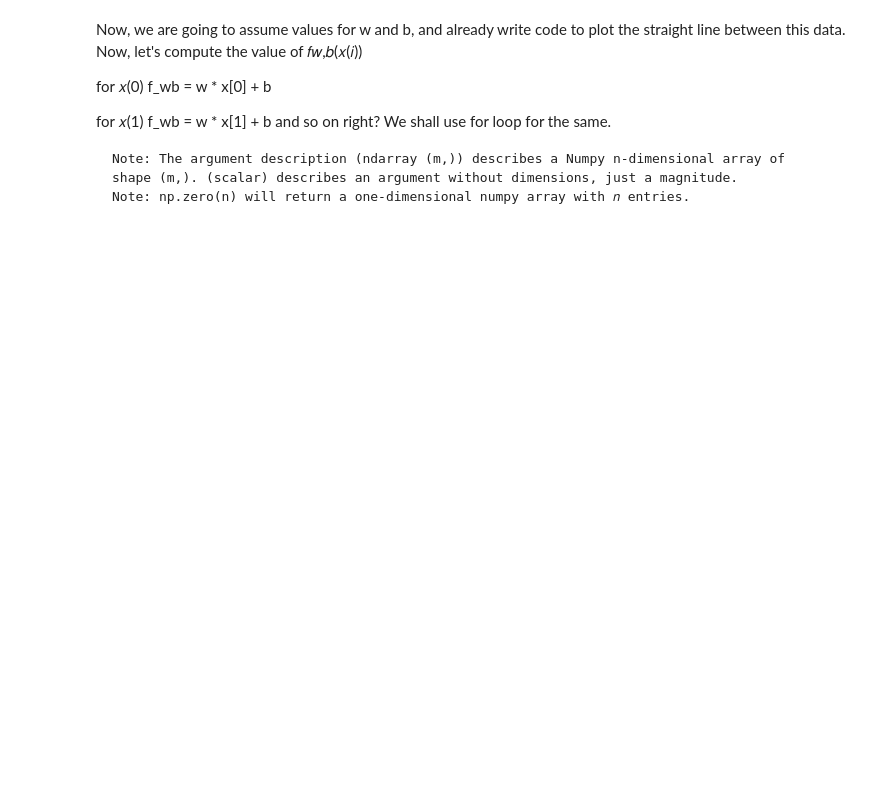
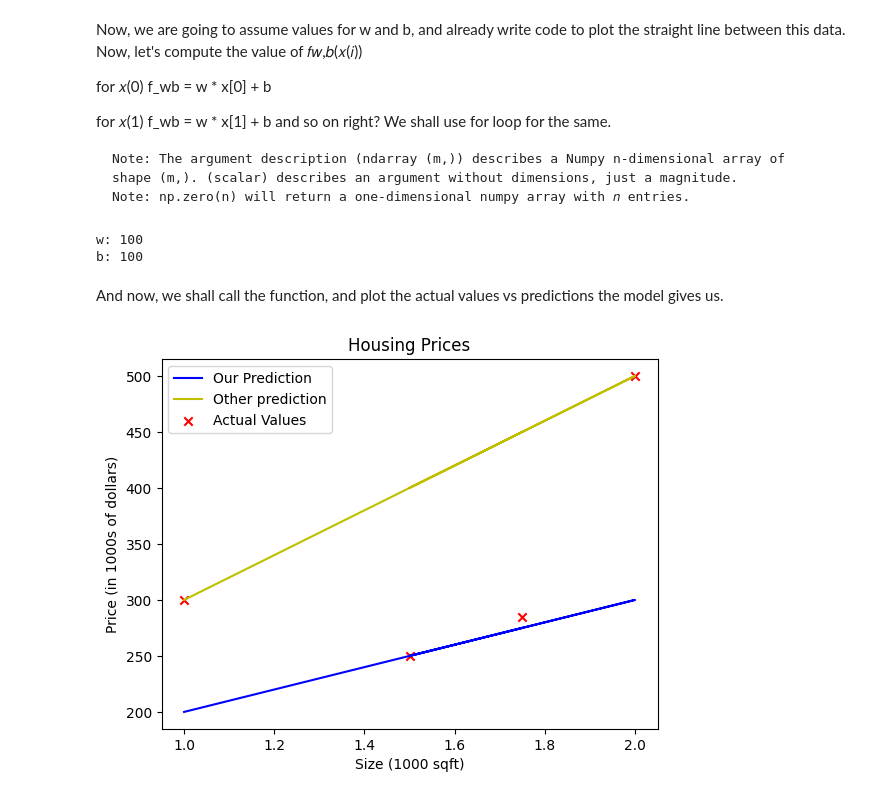
Before and after one commit to yb-whilelearning/PythonProjects__ML, a Jupyter notebook: BasicLinearReg.ipynb, the cells around one changed output. Cells and saved outputs as stored; diff of their text form; code cells hidden in the pictures; blank space fills up the shorter version.

```diff
--- a/BasicLinearReg.ipynb
+++ b/BasicLinearReg.ipynb
@@ -94,20 +94,32 @@ def compute_model_output(x, w, b):
         f_wb[i] = w * x[i] + b
 
     return f_wb
-
-tmp_f_wb = compute_model_output(x_train, w, b,)
-
-# Plot our model prediction
-plt.plot(x_train, tmp_f_wb, c='b',label='Our Prediction')
-
-# Plot the data points
-plt.scatter(x_train, y_train, marker='x', c='r',label='Actual Values')
-
-# Set the title
-plt.title("Housing Prices")
-# Set the y-axis label
-plt.ylabel('Price (in 1000s of dollars)')
-# Set the x-axis label
-plt.xlabel('Size (1000 sqft)')
-plt.legend()
-plt.show()
+# %% [output]
+w: 100
+b: 100
+# %% [markdown]
+And now, we shall call the function, and plot the actual values vs predictions the model gives us.
+# %%
+tmp_f_wb = compute_model_output(x_train, w, b,)
+
+w = 200
+b = 100
+tmp_f_wb1 = compute_model_output(x_train, w, b,)
+
+# Plot our model prediction
+plt.plot(x_train, tmp_f_wb, c='b',label='Our Prediction')
+plt.plot(x_train, tmp_f_wb1, c='y', label='Other prediction')
+
+# Plot the data points
+plt.scatter(x_train, y_train, marker='x', c='r',label='Actual Values')
+
+# Set the title
+plt.title("Housing Prices")
+# Set the y-axis label
+plt.ylabel('Price (in 1000s of dollars)')
+# Set the x-axis label
+plt.xlabel('Size (1000 sqft)')
+plt.legend()
+plt.show()
+# %% [output]
+[figure, added]
```
Also changed, not shown: parts of 1 cell of this notebook.
